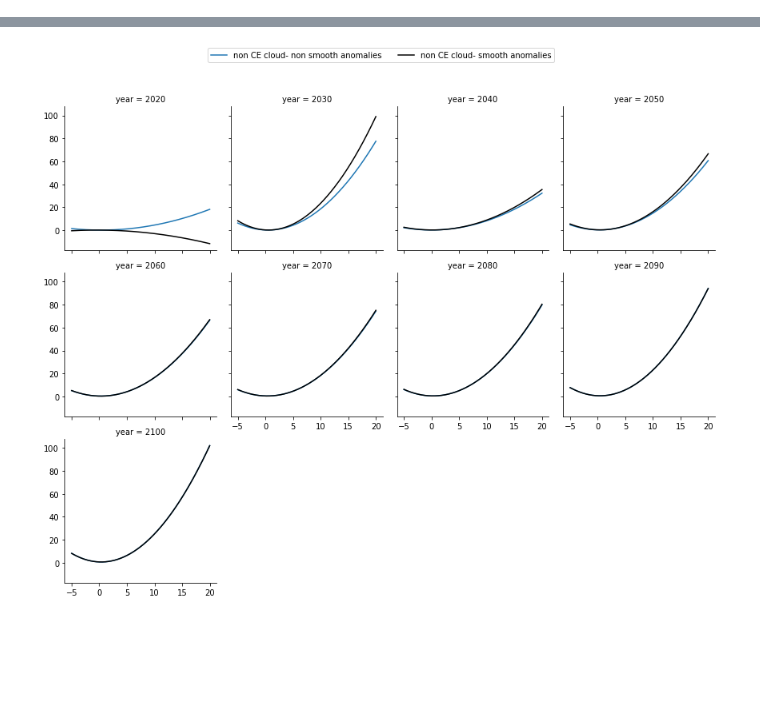
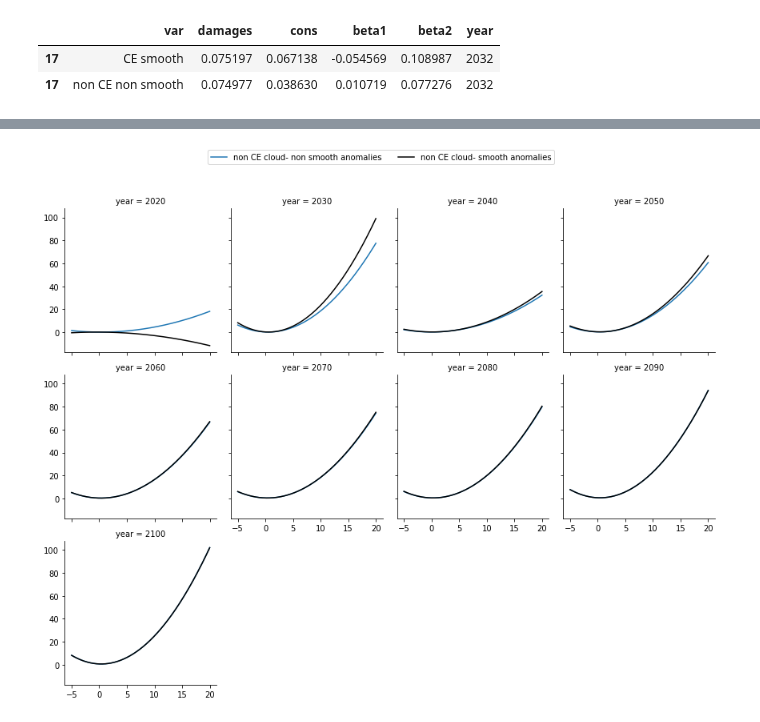
Before and after one commit to ClimateImpactLab/labor-code-release-2020, a Jupyter notebook: 4_post_projection/ce/2_scc/ce_og_SCC_comparison.ipynb, the cells around one changed output, grey strips where cells are left out. Drawn from its saved outputs; the diff is of its cells as text; code cells hidden in the pictures; blank space fills up the shorter version.

```diff
--- a/4_post_projection/ce/2_scc/ce_og_SCC_comparison.ipynb
+++ b/4_post_projection/ce/2_scc/ce_og_SCC_comparison.ipynb
@@ -82,3 +91,19 @@ mc_sm_coeffs = mc_sm_coeffs[["year", "cons","beta1","beta2"]]
 
 mc_coeffs = pd.read_csv("/home/nsharma/repos/labor-code-release-2020/output/damage_function_mc/df_mean_output_SSP3.csv")
 mc_coeffs = mc_coeffs[["year", "cons","beta1","beta2"]]
+# %%
+# checking why the difference between ce damages and mc damages is negative:
+
+anom = 0.61996651 # 0.62153167 from pulse
+
+df = ce_coeffs.loc[ce_coeffs['year'] == 2032].copy()
+df['var'] = "CE smooth"
+df = df.append(mc_coeffs.loc[mc_coeffs['year'] == 2032]) # change mc_coeffs here as per the requirement
+df['var'] = df['var'].fillna("non CE non smooth")
+df['damages'] = (df.cons + anom * df.beta1 + anom**2 * df.beta2)
+
+df[['var', 'damages', 'cons', 'beta1', 'beta2', 'year']]
+# %% [output]
+|  | var | damages | cons | beta1 | beta2 | year |
+| 17 | CE smooth | 0.075197 | 0.067138 | -0.054569 | 0.108987 | 2032 |
+| 17 | non CE non smooth | 0.074977 | 0.038630 | 0.010719 | 0.077276 | 2032 |
```
Also changed, not shown: parts of 15 cells of this notebook, 17 other files.
